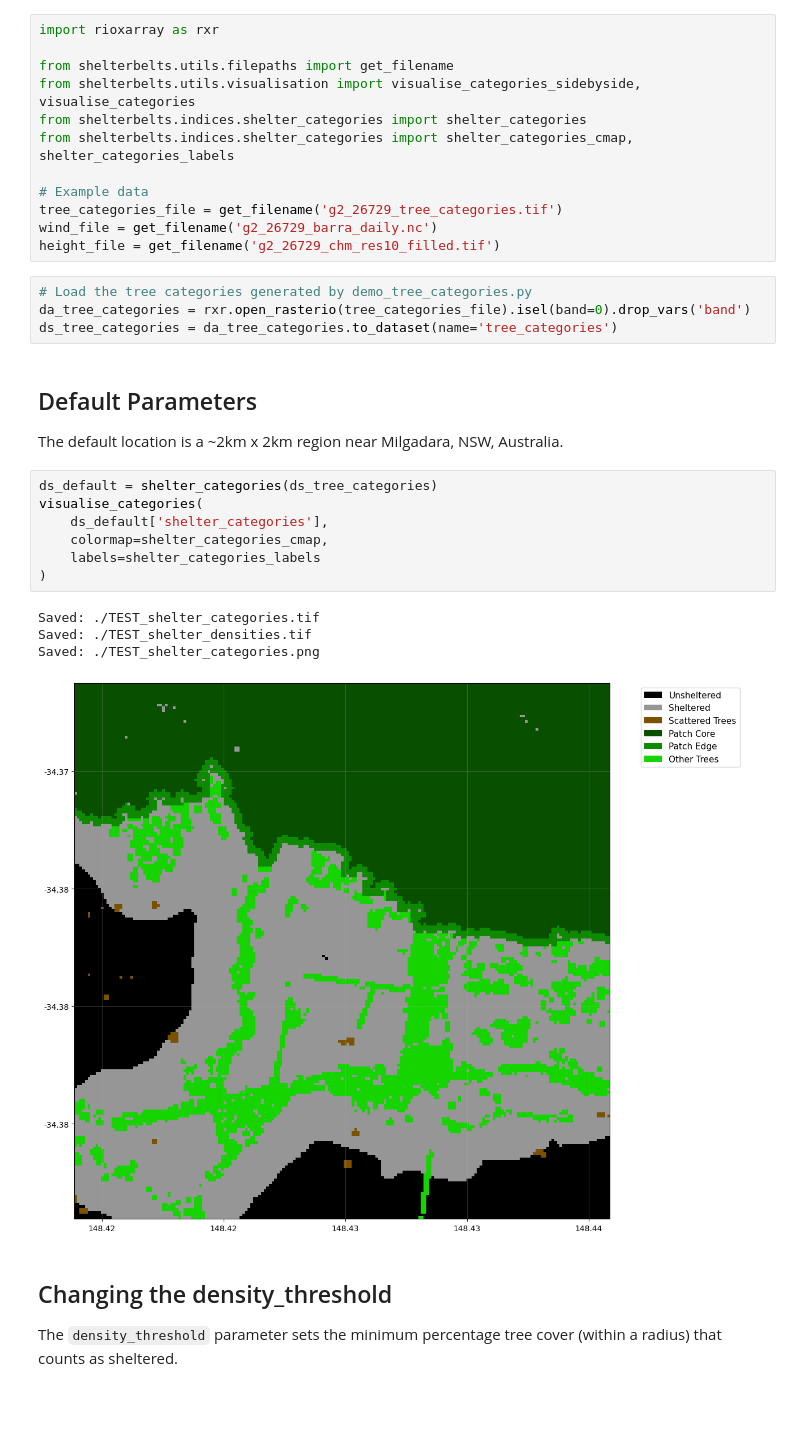
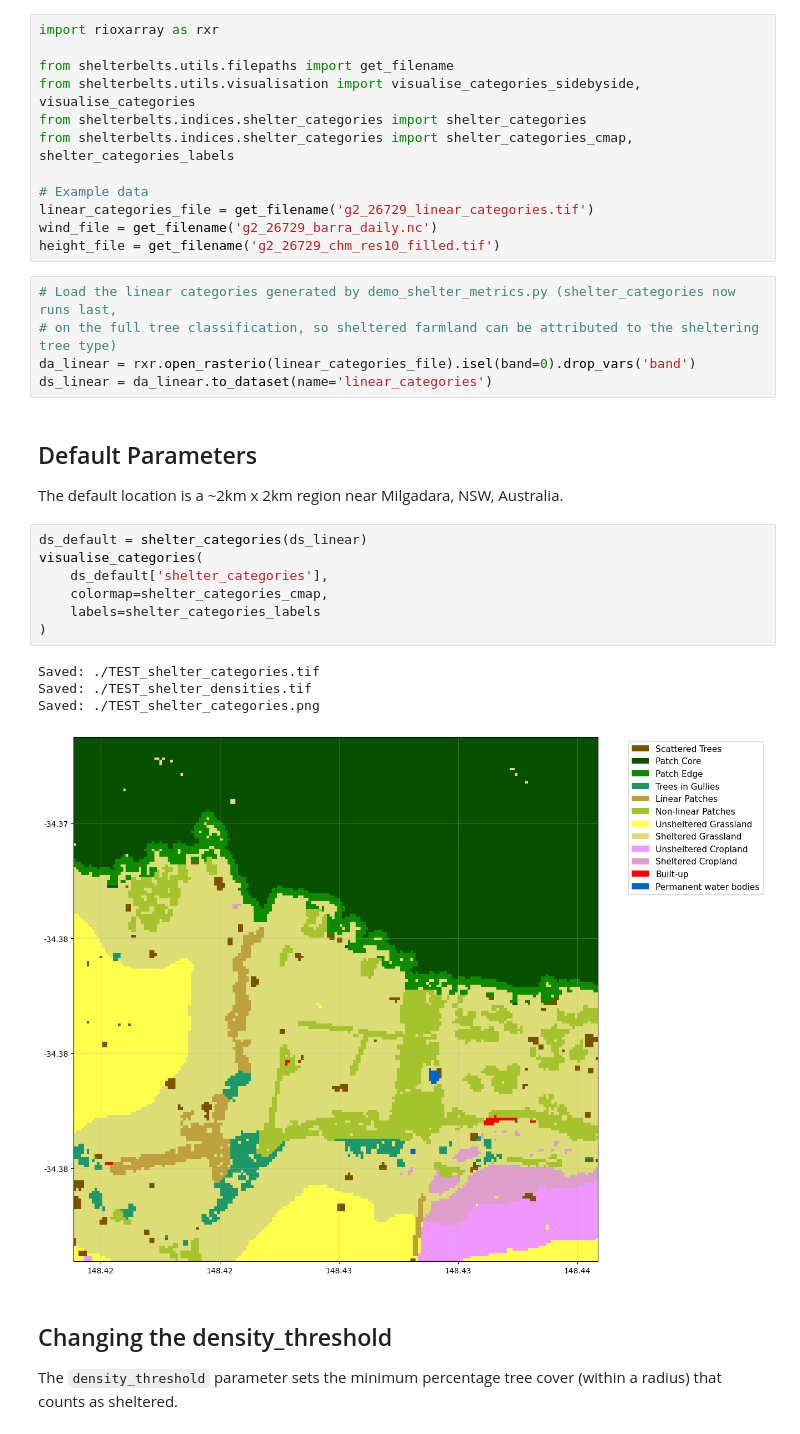
Before and after one commit to ChristopherBradley/shelterbelts, a Jupyter notebook: examples/indices/demo_shelter_categories.ipynb, the cells around one changed output. Cells and saved outputs as stored; diff of their text form; blank space fills up the shorter version.

Commit message:
Updated notebooks after the new type of shelter feature

```diff
--- a/examples/indices/demo_shelter_categories.ipynb
+++ b/examples/indices/demo_shelter_categories.ipynb
@@ -9,28 +9,29 @@ from shelterbelts.indices.shelter_categories import shelter_categories
 from shelterbelts.indices.shelter_categories import shelter_categories_cmap, shelter_categories_labels
 
 # Example data
-tree_categories_file = get_filename('g2_26729_tree_categories.tif')
+linear_categories_file = get_filename('g2_26729_linear_categories.tif')
 wind_file = get_filename('g2_26729_barra_daily.nc')
 height_file = get_filename('g2_26729_chm_res10_filled.tif')
 # %%
-# Load the tree categories generated by demo_tree_categories.py
-da_tree_categories = rxr.open_rasterio(tree_categories_file).isel(band=0).drop_vars('band')
-ds_tree_categories = da_tree_categories.to_dataset(name='tree_categories')
+# Load the linear categories generated by demo_shelter_metrics.py (shelter_categories now runs last,
+# on the full tree classification, so sheltered farmland can be attributed to the sheltering tree type)
+da_linear = rxr.open_rasterio(linear_categories_file).isel(band=0).drop_vars('band')
+ds_linear = da_linear.to_dataset(name='linear_categories')
 # %% [markdown]
 ## Default Parameters
 The default location is a ~2km x 2km region near Milgadara, NSW, Australia.
 # %%
-ds_default = shelter_categories(ds_tree_categories)
+ds_default = shelter_categories(ds_linear)
 visualise_categories(
     ds_default['shelter_categories'],
     colormap=shelter_categories_cmap,
     labels=shelter_categories_labels
 )
 # %% [output]
 Saved: ./TEST_shelter_categories.tif
 Saved: ./TEST_shelter_densities.tif
 Saved: ./TEST_shelter_categories.png
-[figure, old version]
+[figure, new version]
 # %% [markdown]
 ## Changing the density_threshold
 
```
Also changed, not shown: parts of 13 cells of this notebook, 6 other files.
